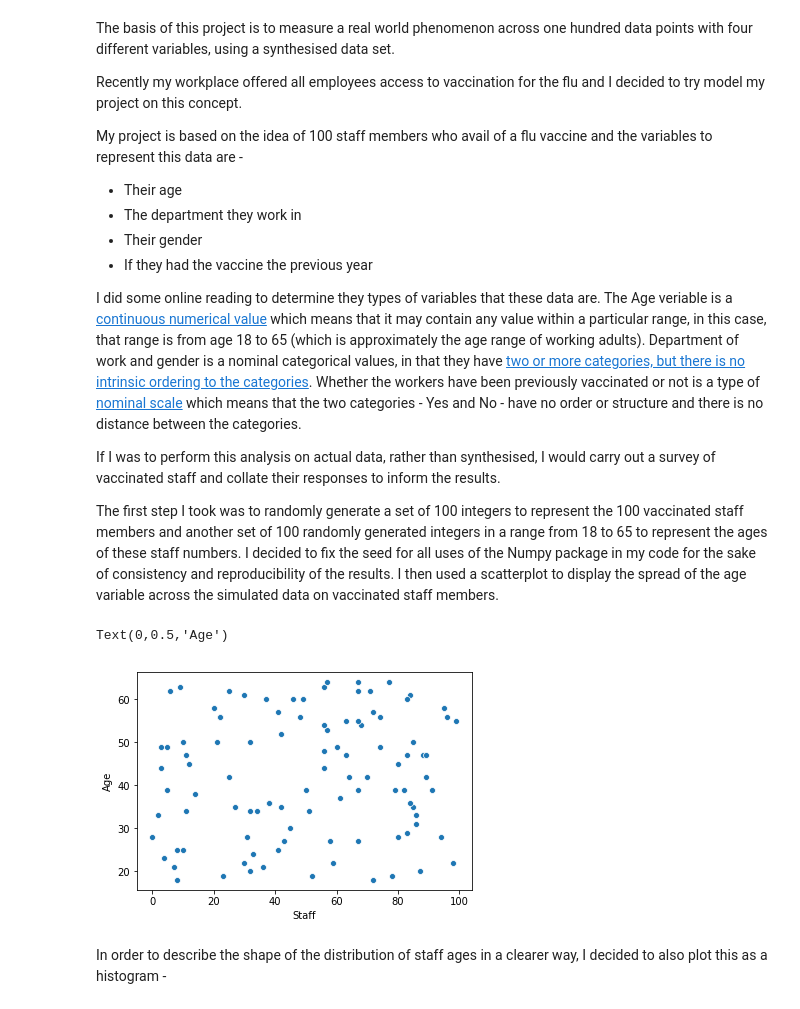
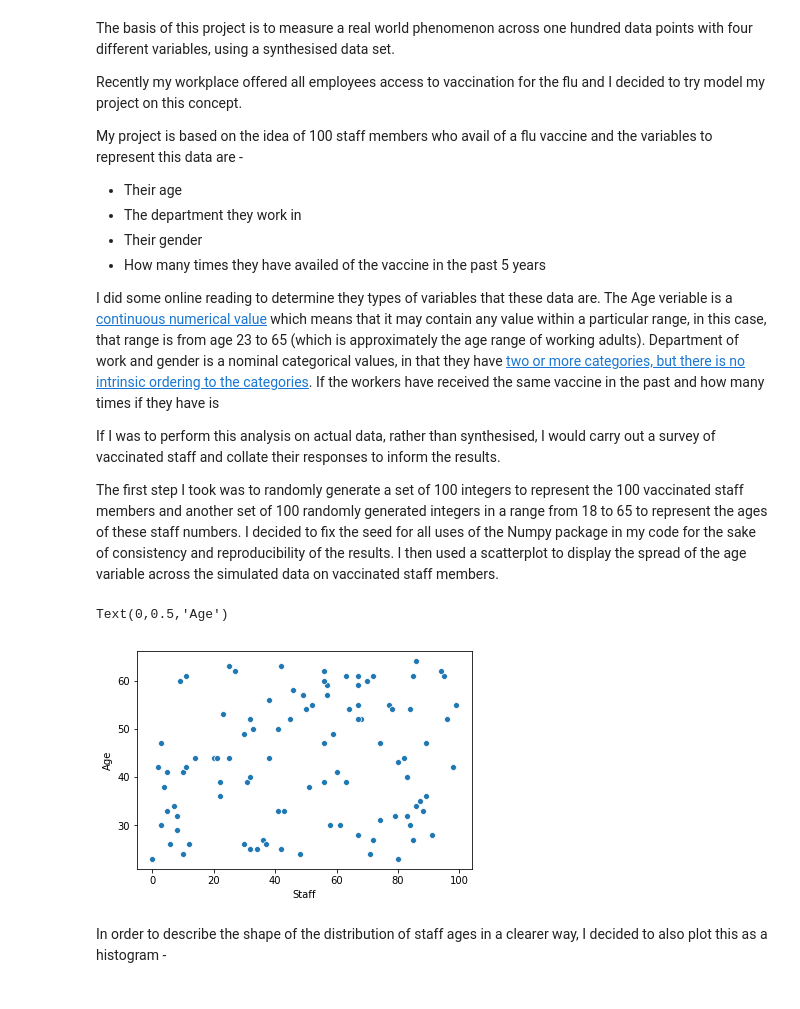
Before and after one commit to AideenByrne/ProgDAproject, a Jupyter notebook: Programming for Data Analysis Project.ipynb, the cells around one changed output. Drawn from its saved outputs; the diff is of its cells as text; code cells hidden in the pictures.

Commit message:
Amended some code to produce more numeric data

```diff
--- a/Programming for Data Analysis Project.ipynb
+++ b/Programming for Data Analysis Project.ipynb
@@ -7,28 +7,28 @@ My project is based on the idea of 100 staff members who avail of a flu vaccine
 * Their age
 * The department they work in
 * Their gender
-* If they had the vaccine the previous year
+* How many times they have availed of the vaccine in the past 5 years
 
-I did some online reading to determine they types of variables that these data are.  The Age veriable is a [continuous numerical value](http://www-ist.massey.ac.nz/dstirlin/CAST/CAST/Hstructures/structures_c2.html) which means that it may contain any value within a particular range, in this case, that range is from age 18 to 65 (which is approximately the age range of working adults).  Department of work and gender is a nominal categorical values, in that they have [two or more categories, but there is no intrinsic ordering to the categories](https://stats.idre.ucla.edu/other/mult-pkg/whatstat/what-is-the-difference-between-categorical-ordinal-and-interval-variables/).  Whether the workers have been previously vaccinated or not is a type of [nominal scale](http://users.monash.edu/~smarkham/resources/scaling.htm) which means that the two categories - Yes and No - have no order or structure and there is no distance between the categories.
+I did some online reading to determine they types of variables that these data are.  The Age veriable is a [continuous numerical value](http://www-ist.massey.ac.nz/dstirlin/CAST/CAST/Hstructures/structures_c2.html) which means that it may contain any value within a particular range, in this case, that range is from age 23 to 65 (which is approximately the age range of working adults).  Department of work and gender is a nominal categorical values, in that they have [two or more categories, but there is no intrinsic ordering to the categories](https://stats.idre.ucla.edu/other/mult-pkg/whatstat/what-is-the-difference-between-categorical-ordinal-and-interval-variables/).  If the workers have received the same vaccine in the past and how many times if they have is
 
 If I was to perform this analysis on actual data, rather than synthesised, I would carry out a survey of vaccinated staff and collate their responses to inform the results.
 
 The first step I took was to randomly generate a set of 100 integers to represent the 100 vaccinated staff members and another set of 100 randomly generated integers in a range from 18 to 65 to represent the ages of these staff numbers. I decided to fix the seed for all uses of the Numpy package in my code for the sake of consistency and reproducibility of the results. I then used a scatterplot to display the spread of the age variable across the simulated data on vaccinated staff members.
 # %%
-import pandas as pd#imports pandas library
-import numpy as np#imports numpy package
-import seaborn as sns#imports seaborn package
-import matplotlib.pyplot as plt #imports matplotlib library
+import pandas as pd #imports Pandas library
+import numpy as np #imports NumPy package
+import seaborn as sns #imports Seaborn package
+import matplotlib.pyplot as plt #imports Matplotlib library
 
 np.random.seed(170380)#fixing seed for reproducibility
 staff = np.random.choice(101, 100) #generates an array of 100 numbers between 1 and 100
-staff_ages = np.random.randint(18, 65, 100)#generates an array of 100 numbers in a range from 18 to 65
+staff_ages = np.random.randint(23, 65, 100)#generates an array of 100 numbers in a range from 23 to 65
 sns.scatterplot(staff,staff_ages)#plots a scatterplot showing Staff on the x axis and Age on the Y axis
 plt.xlabel("Staff")#labels the x axis of the scatterplot
 plt.ylabel("Age")#labels the y axis of the scatterplot
 # %% [output]
 Text(0,0.5,'Age')
-[figure, old version]
+[figure, new version]
 # %% [markdown]
 In order to describe the shape of the distribution of staff ages in a clearer way, I decided to also plot this as a histogram -
 # %%
```
Also changed, not shown: parts of 7 cells of this notebook.
